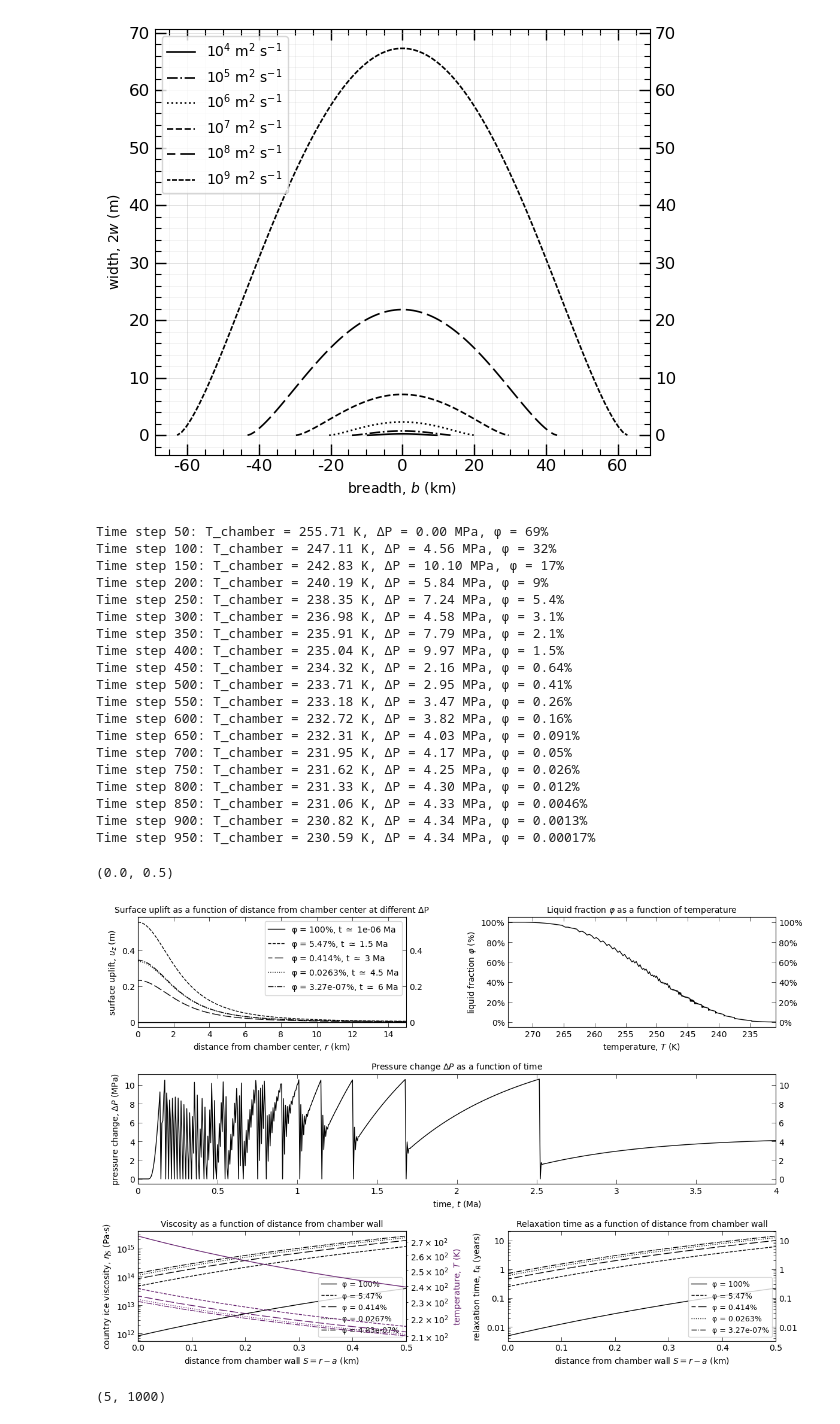
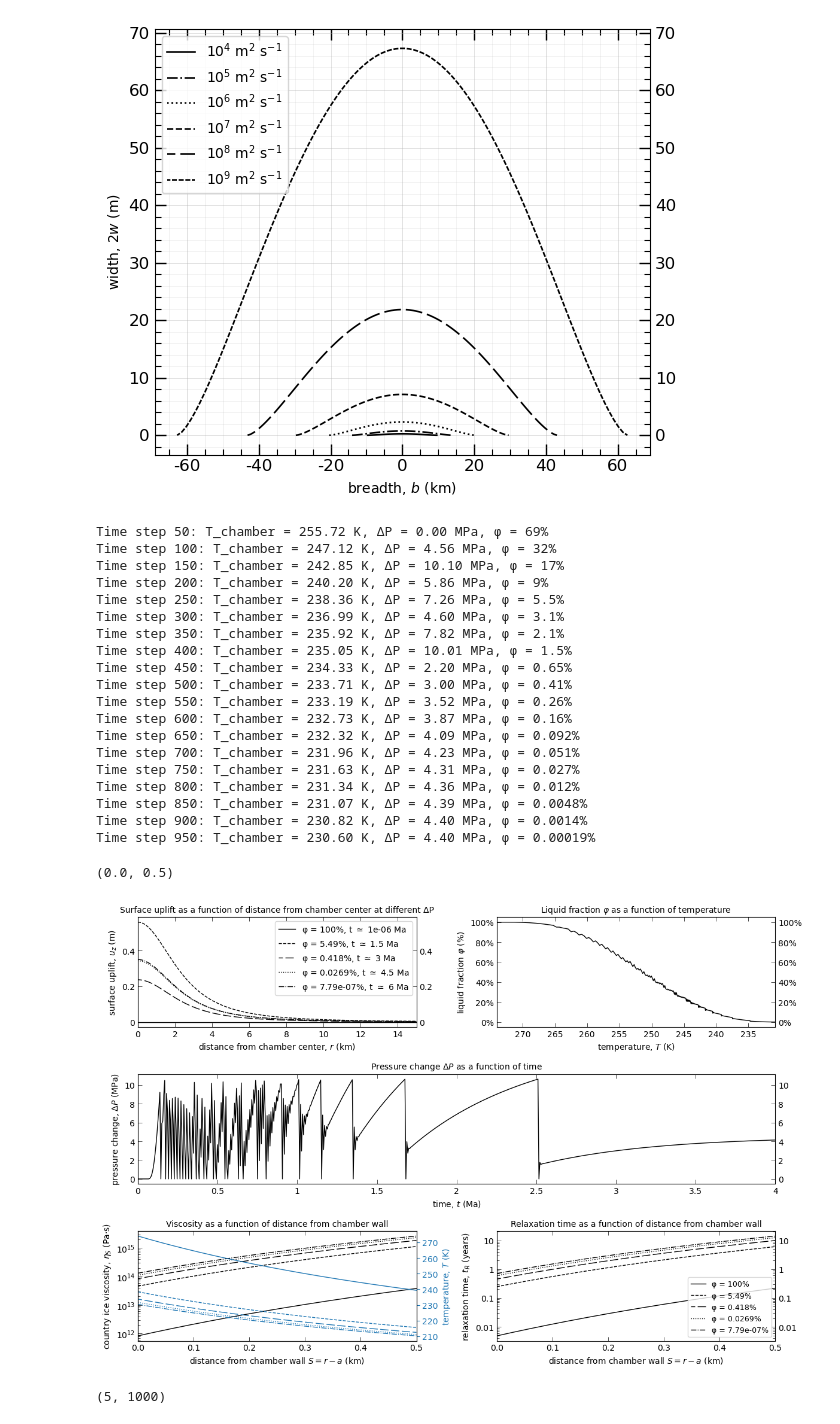
Before and after one commit to CottomR-et-al/Europa-ice-ocean-exchange, a Jupyter notebook: F25_Dikes_Europa.ipynb, the cells around one changed output. Saved outputs shown, nothing was run; the diff lists cells and outputs as text; code cells hidden in the pictures.

Commit message:
Semi-successful plotting (cell 44)

```diff
--- a/F25_Dikes_Europa.ipynb
+++ b/F25_Dikes_Europa.ipynb
@@ -1229,10 +1229,14 @@ dt = np.diff(t, prepend=0) # (s) time step
 β = 4.9e-10 # (Pa-1) compressibility of water
 # DP = 1e6 # (Pa)
 mu = G # shear modulus (Pa)
+
+##### EDITABLE #####
 a = 1e3 # (m) radius of chamber (assumption of sphericity)
-S = a + 500 # (m) static chamber + shell thickness
+S = a + 5e2 # (m) static chamber + shell thickness
 r = np.linspace(a, S, N) # (m) radial distance from chamber edge
 d = 3e3 # (m) depth of chamber below surface (note tha a is radius, so 2a is the minimum depth)
+##### EDITABLE #####
+
 rhoi_Lesage = 1130 # (kg/m3) ice density from Lesage et al. (2022)
 L_fus = 334e3 # (J/kg) latent heat of fusion for water
 Q = 6e4 # (J/mol) ice activation energy from Chivers et al. (2021)
@@ -1254,6 +1258,8 @@ Ts = 110
 Tb = 260
 Tz = Ts * (Tb/Ts)**(z/h_tot) # equilibrium profile (Chivers et al., 2021)
 Tz[(z >= d - a) & (z <= d + a)] = 274 # Boolean indexing to set the temperature at the margins of the chamber
+ki = 567 / Tz[idx]
+κ = ki / (rhoi * Cp)
 # Tz = np.clip(Tz, 1.0, 300.0)
 phis = np.zeros(N_t) #
 phis[0] = 1 # initial melt fraction, 100% liquid
@@ -1273,15 +1279,17 @@ def stefan(kappa, t, rhs):
 
 for n in range(1, N_t):
     Tz = stefan(κ, t[n], rhs)
-    T_chamber_history[n] = Tz[idx]
+    # T_chamber_history[n] = Tz[idx]
+    T_chamber = np.interp(d, z, Tz)
+    T_chamber_history[n] = T_chamber
     T = Tc + (T_chamber_history[n] - Tc) * (a / r)
-    ki = 567 / T_chamber_history[n]
+    ki = 567 / T_chamber
     κ = ki / (rhoi * Cp)
     # λ = S / (2*np.sqrt(κ*t))
     P_abs = Plith + DP[n-1]
     # Tz = Tz + tempgrad(Tz, P_abs, N, h_tot) * dt[n]
     phi_prev = phis[n-1]
-    phi_now = float(melt_fraction(Tz[idx], P_abs))
+    phi_now = float(melt_fraction(T_chamber, P_abs))
     dphi = phi_prev - phi_now
     dP_freezing = dphi * (rhow/rhoi - 1) / (((1 - 2*nu)/E * (2*a/d * 4/np.pi * ((1 - nu**2)/(1 - 2*nu) - 3)) + beta))
     # max tensile stress from freezing (B3 from Manga and Michaut, 2017)?
@@ -1298,25 +1306,25 @@ for n in range(1, N_t):
     tau_a = tau*(3*K+mu)/(3*K)
     tR[n] = (3 * eta_eff * (1 - nu) / (mu * (1 + nu)) * (S/a)**3)
     dP = np.diff(DP, prepend=0.0)
-    if np.isnan(T_chamber_history[n]) or np.isnan(DP[n]) or np.isnan(phis[n]) or np.isnan(tR[n]):
+    if np.isnan(T_chamber) or np.isnan(DP[n]) or np.isnan(phis[n]) or np.isnan(tR[n]):
         print(f"NaN at time step {n}. Stopping simulation.")
         break
     checks = {
-        "T_chamber <= 0": T_chamber_history[n] <= 0,
+        "T_chamber <= 0": T_chamber <= 0,
         "phi <= 0": phis[n] <= 0,
         "tR <= 0": tR[n] <= 0,
     }
     if any(checks.values()):
         print(f"Zero at time step {n}.")
         # print(f"Conditions: {checks}")
-        print(f"T_chamber = {T_chamber_history[n]:.2f} K")
+        print(f"T_chamber = {T_chamber:.2f} K")
         print(f"DP = {DP[n]:.2g} Pa")
         print(f"phi = {(phis[n]*100):.2f}%")
         print(f"tR = {tR[n]:.2e} s")
         print(f"P_critical = {P_critical(d)/1e6:.2g} MPa")
         break
     if n % 100 == 0 or n % 50 == 0:
-        print(f"Time step {n}: T_chamber = {T_chamber_history[n]:.2f} K, ΔP = {DP[n]/1e6:.2f} MPa, φ = {phis[n]*100:.2g}%")
+        print(f"Time step {n}: T_chamber = {T_chamber:.2f} K, ΔP = {DP[n]/1e6:.2f} MPa, φ = {phis[n]*100:.2g}%")
     # t_n: (s) current time
 ########
 
@@ -1333,6 +1341,7 @@ for n in range(0, N_t):
     # uz_slice = uz[N-1]
 
 lines = ['-', '--', (5, (10, 3)), ':', '-.']
+coolcolor = '#1f77b4'
 lw = 1
 fig = plt.figure(figsize=(12, 8), layout='tight')
 ax1 = plt.subplot2grid((3, 2), (0, 0))
@@ -1385,57 +1394,61 @@ for i, j in enumerate(np.linspace(0, N_t-1, 5, dtype=int)):
     T_chamber = T_chamber_history[j]
     T_r = Tc + (T_chamber - Tc) * (a / r) # 1-D radial heat conduction sol. from Townsend (2022)
     T_r_array.append(T_r)
     eta_r = eta_0 * np.exp(26.4 * ((273.15 / T_r) - 1.0))
     tR_r = (3 * eta_r * (1 - nu)/(mu * (1 + nu)) * (S / a) ** 3)
     ax4.semilogy(from_wall, tR_r/year, lw=lw, ls=lines[i], color="black", label=f"φ = {phis[j]*100:.3g}%",)
 ax4.set_xlabel("distance from chamber wall $S=r-a$ (km)", fontsize=10)
 ax4.set_ylabel("relaxation time, $t_R$ (years)", fontsize=10)
 ax4.yaxis.set_major_formatter(StrMethodFormatter('{x:g}'))
 ax4.set_title("Relaxation time as a function of distance from chamber wall", fontsize=10)
 ax4.legend(loc="lower right", fontsize=9)
 ax4.tick_params(which='major', length=5, width=0.5, direction='in', top=True, right=True, labelright=True)
 ax4.tick_params(which='minor', length=3, width=0.5, direction='in', top=True, right=True)
 ax4.set_xlim(0, 0.5)
 T_r_array = np.array(T_r_array)
 
 for i, j in enumerate(np.linspace(0, len(etas)-1, 5, dtype=int)):
     ax5.semilogy(from_wall, etas[j], lw=lw, color="black", label=f"φ = {phis[j]*100:.3g}%", ls=lines[i])
 ax5twin = ax5.twinx()
 for i in range(0, 5):
     idx = np.linspace(0, len(T_r_array)-1, 5, dtype=int)
-    ax5twin.semilogy(from_wall, T_r_array[idx[i]], lw=lw, color=cmo.dense(0.8), ls=lines[i])
+    ax5twin.plot(from_wall, T_r_array[idx[i]], lw=lw, color=coolcolor, ls=lines[i])
 ax5.set_xlabel("distance from chamber wall $S=r-a$ (km)", fontsize=10)
 ax5.set_ylabel("country ice viscosity, $η_S$ (Pa·s)", fontsize=10)
 ax5.set_title("Viscosity as a function of distance from chamber wall", fontsize=10)
 ax5.tick_params(which='major', length=5, width=0.5, direction='in', top=True)
 ax5.tick_params(which='minor', length=3, width=0.5, direction='in', top=True)
 ax5.yaxis.set_major_formatter(LogFormatterSciNotation())
-ax5twin.set_ylabel("temperature, $T$ (K)", fontsize=10, color=cmo.dense(0.8))
-ax5twin.yaxis.set_major_formatter(LogFormatter())
-ax5.legend(loc="lower right", fontsize=9)
+ax5twin.set_ylabel("temperature, $T$ (K)", fontsize=10, color=coolcolor)
+ax5twin.tick_params(axis='y', colors=coolcolor)
+ax5twin.yaxis.set_major_locator(LogLocator(base=10.0, subs=np.arange(1.0, 10.0) * 0.1, numticks=10))
+# ax5twin.yaxis.set_major_formatter(LogFormatterSciNotation())
+# ax5.legend(loc="lower right", fontsize=9)
 ax5.set_xlim(0, 0.5)
+
+######## Toothed φ indicative of rapid refreezing resulting from instantaneous pressure drop after fracture?
 # %% [output]
-Time step 50: T_chamber = 255.71 K, ΔP = 0.00 MPa, φ = 69%
-Time step 100: T_chamber = 247.11 K, ΔP = 4.56 MPa, φ = 32%
-Time step 150: T_chamber = 242.83 K, ΔP = 10.10 MPa, φ = 17%
-Time step 200: T_chamber = 240.19 K, ΔP = 5.84 MPa, φ = 9%
-Time step 250: T_chamber = 238.35 K, ΔP = 7.24 MPa, φ = 5.4%
-Time step 300: T_chamber = 236.98 K, ΔP = 4.58 MPa, φ = 3.1%
-Time step 350: T_chamber = 235.91 K, ΔP = 7.79 MPa, φ = 2.1%
-Time step 400: T_chamber = 235.04 K, ΔP = 9.97 MPa, φ = 1.5%
-Time step 450: T_chamber = 234.32 K, ΔP = 2.16 MPa, φ = 0.64%
-Time step 500: T_chamber = 233.71 K, ΔP = 2.95 MPa, φ = 0.41%
-Time step 550: T_chamber = 233.18 K, ΔP = 3.47 MPa, φ = 0.26%
-Time step 600: T_chamber = 232.72 K, ΔP = 3.82 MPa, φ = 0.16%
-Time step 650: T_chamber = 232.31 K, ΔP = 4.03 MPa, φ = 0.091%
-Time step 700: T_chamber = 231.95 K, ΔP = 4.17 MPa, φ = 0.05%
-Time step 750: T_chamber = 231.62 K, ΔP = 4.25 MPa, φ = 0.026%
-Time step 800: T_chamber = 231.33 K, ΔP = 4.30 MPa, φ = 0.012%
-Time step 850: T_chamber = 231.06 K, ΔP = 4.33 MPa, φ = 0.0046%
-Time step 900: T_chamber = 230.82 K, ΔP = 4.34 MPa, φ = 0.0013%
-Time step 950: T_chamber = 230.59 K, ΔP = 4.34 MPa, φ = 0.00017%
+Time step 50: T_chamber = 255.72 K, ΔP = 0.00 MPa, φ = 69%
+Time step 100: T_chamber = 247.12 K, ΔP = 4.56 MPa, φ = 32%
+Time step 150: T_chamber = 242.85 K, ΔP = 10.10 MPa, φ = 17%
+Time step 200: T_chamber = 240.20 K, ΔP = 5.86 MPa, φ = 9%
+Time step 250: T_chamber = 238.36 K, ΔP = 7.26 MPa, φ = 5.5%
+Time step 300: T_chamber = 236.99 K, ΔP = 4.60 MPa, φ = 3.1%
+Time step 350: T_chamber = 235.92 K, ΔP = 7.82 MPa, φ = 2.1%
+Time step 400: T_chamber = 235.05 K, ΔP = 10.01 MPa, φ = 1.5%
+Time step 450: T_chamber = 234.33 K, ΔP = 2.20 MPa, φ = 0.65%
+Time step 500: T_chamber = 233.71 K, ΔP = 3.00 MPa, φ = 0.41%
+Time step 550: T_chamber = 233.19 K, ΔP = 3.52 MPa, φ = 0.26%
+Time step 600: T_chamber = 232.73 K, ΔP = 3.87 MPa, φ = 0.16%
+Time step 650: T_chamber = 232.32 K, ΔP = 4.09 MPa, φ = 0.092%
+Time step 700: T_chamber = 231.96 K, ΔP = 4.23 MPa, φ = 0.051%
+Time step 750: T_chamber = 231.63 K, ΔP = 4.31 MPa, φ = 0.027%
+Time step 800: T_chamber = 231.34 K, ΔP = 4.36 MPa, φ = 0.012%
+Time step 850: T_chamber = 231.07 K, ΔP = 4.39 MPa, φ = 0.0048%
+Time step 900: T_chamber = 230.82 K, ΔP = 4.40 MPa, φ = 0.0014%
+Time step 950: T_chamber = 230.60 K, ΔP = 4.40 MPa, φ = 0.00019%
 (0.0, 0.5)
-[figure, old version]
+[figure, new version]
 # %%
 T_r_array.shape
 # %% [output]
```
Also changed, not shown: parts of 2 cells of this notebook.
